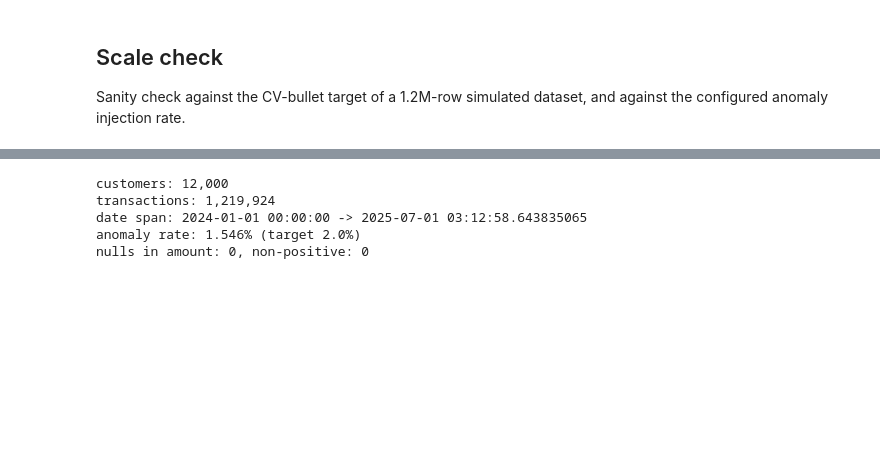
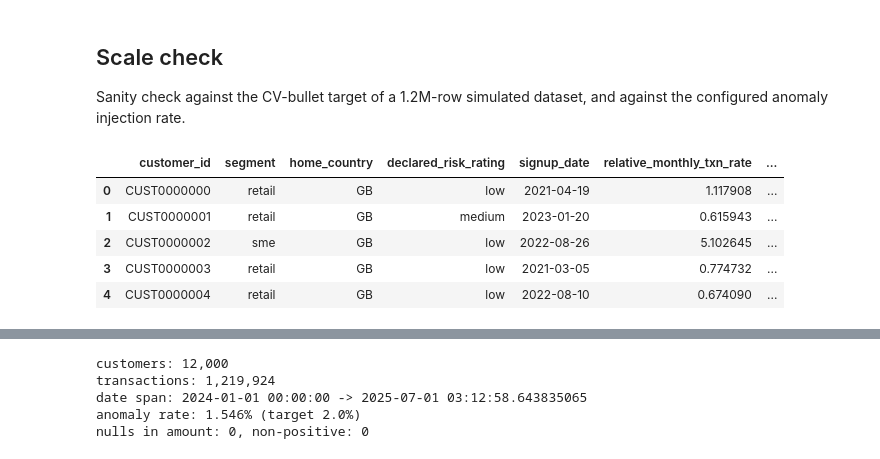
Before and after one commit to Kashish1430/anomaly_detection_-_synth_llm, a Jupyter notebook: notebooks/01_eda.ipynb, the cells around one changed output, grey strips where cells are left out. Cells and saved outputs as stored; diff of their text form; code cells hidden in the pictures; blank space fills up the shorter version.

```diff
--- a/notebooks/01_eda.ipynb
+++ b/notebooks/01_eda.ipynb
@@ -38,3 +38,12 @@ manifest
 ## Scale check
 
 Sanity check against the CV-bullet target of a 1.2M-row simulated dataset, and against the configured anomaly injection rate.
+# %%
+customers.head()
+# %% [output]
+|  | customer_id | segment | home_country | declared_risk_rating | signup_date | relative_monthly_txn_rate | ... |
+| 0 | CUST0000000 | retail | GB | low | 2021-04-19 | 1.117908 | ... |
+| 1 | CUST0000001 | retail | GB | medium | 2023-01-20 | 0.615943 | ... |
+| 2 | CUST0000002 | sme | GB | low | 2022-08-26 | 5.102645 | ... |
+| 3 | CUST0000003 | retail | GB | low | 2021-03-05 | 0.774732 | ... |
+| 4 | CUST0000004 | retail | GB | low | 2022-08-10 | 0.674090 | ... |
```
Also changed, not shown: parts of 7 cells of this notebook, 11 other files.
